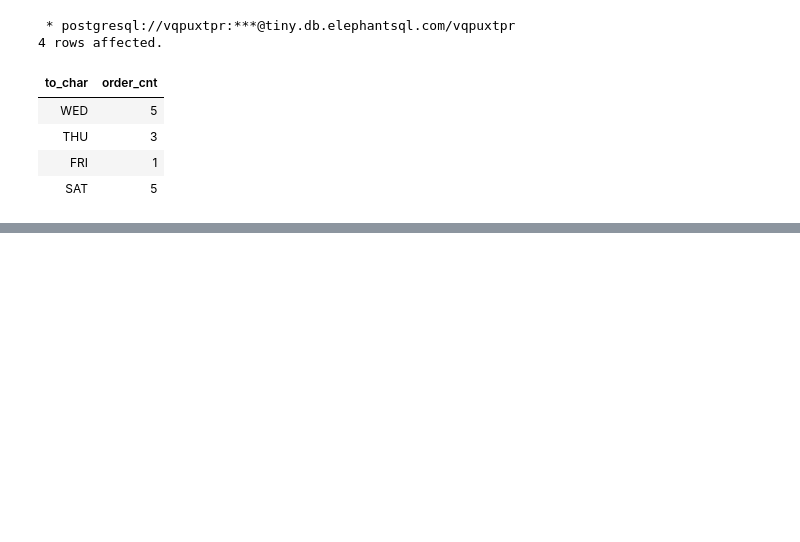
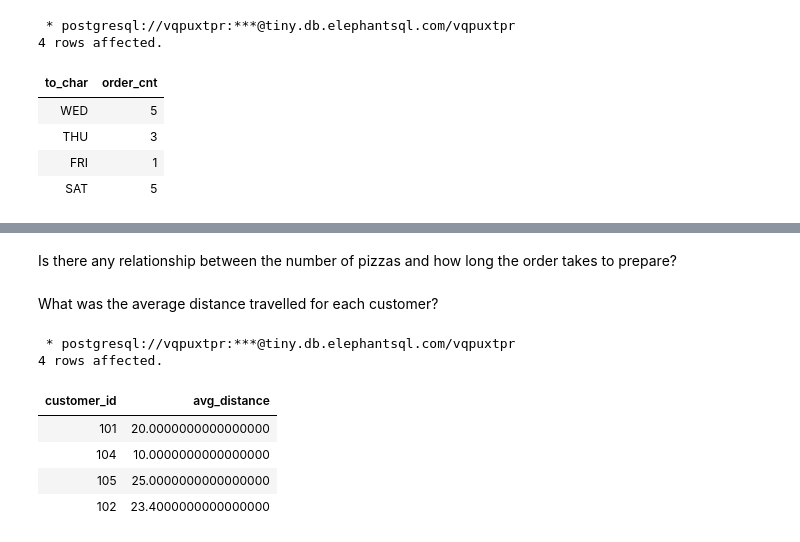
Before and after one commit to ishank296/8weekssqlchallenge, a Jupyter notebook: case_study_02.ipynb, the cells around one changed output, grey strips where cells are left out. Cells and saved outputs as stored; diff of their text form; code cells hidden in the pictures; blank space fills up the shorter version.

```diff
--- a/case_study_02.ipynb
+++ b/case_study_02.ipynb
@@ -380,0 +401,32 @@ order by extract(DOW from order_time)
+# %% [markdown]
+Is there any relationship between the number of pizzas and how long the order takes to prepare?
+# %% [markdown]
+What was the average distance travelled for each customer?
+# %%
+%%sql
+with customer_orders_distance as (
+select ro.duration,
+       ro.distance,
+       substring(ro.distance,'^[0-9]*\.?[0-9]*'):: decimal(10,2)
+             as distance_travelled,
+       ro.order_id,
+       co.customer_id
+from runner_orders ro
+  inner join customer_orders co
+  on ro.order_id = co.order_id
+where upper(cancellation) not in ('CUSTOMER CANCELLATION',
+                             'RESTAURANT CANCELLATION')
+)
+select
+    customer_id,
+    avg(distance_travelled) as avg_distance
+from customer_orders_distance
+group by customer_id
+# %% [output]
+ * postgresql://vqpuxtpr:***@tiny.db.elephantsql.com/vqpuxtpr
+4 rows affected.
+| customer_id | avg_distance |
+| 101 | 20.0000000000000000 |
+| 104 | 10.0000000000000000 |
+| 105 | 25.0000000000000000 |
+| 102 | 23.4000000000000000 |
```
Also changed, not shown: parts of 10 cells of this notebook.
